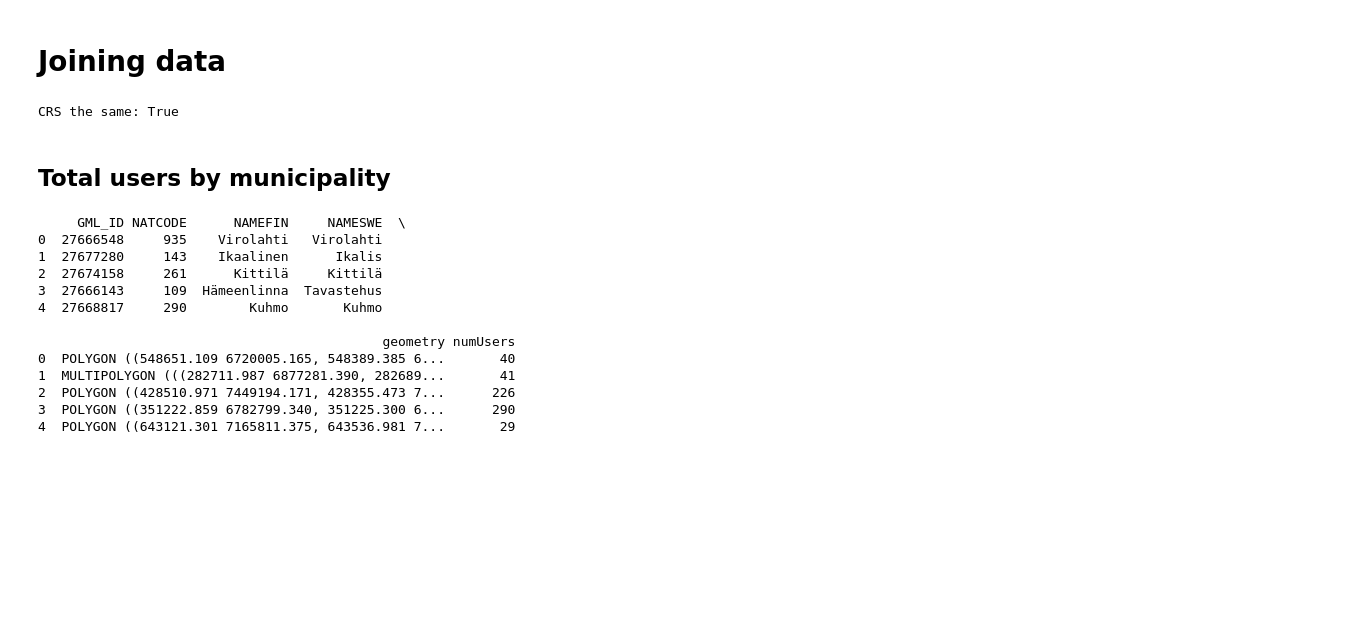
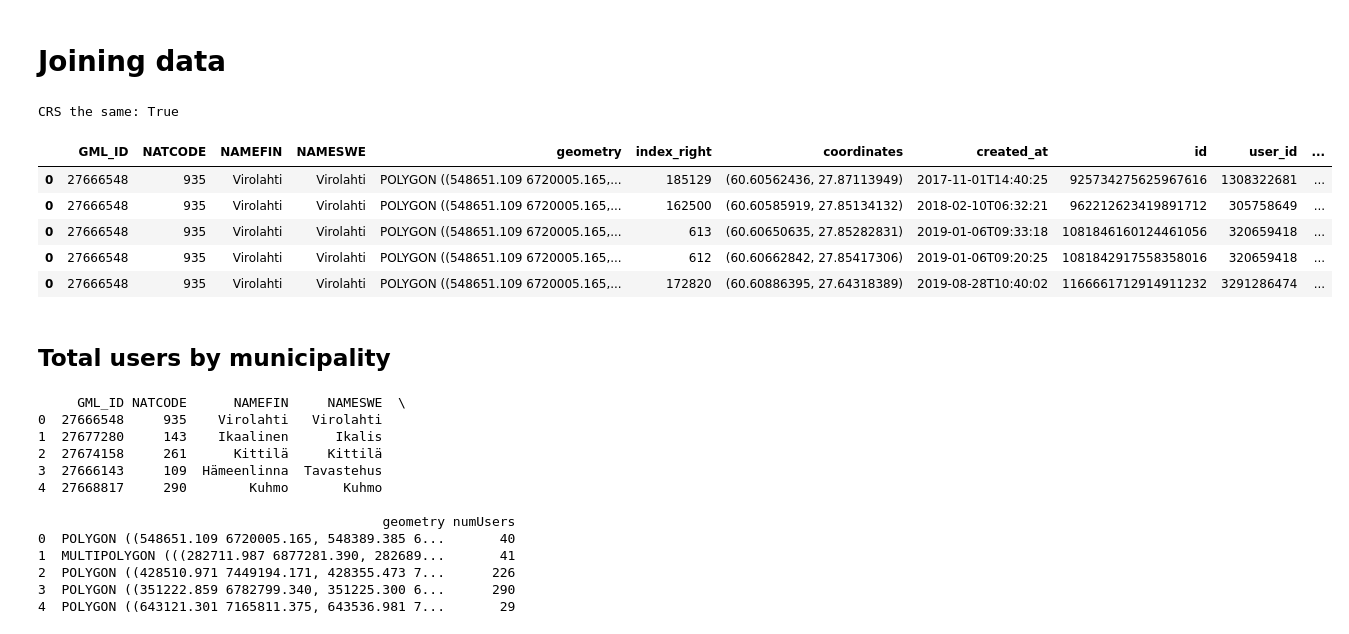
Before and after one commit to haavardaagesen/GEOG-G303-Group-5, a Jupyter notebook: Twitter_Tourism.ipynb, the cells around one changed output. Saved outputs shown, nothing was run; the diff lists cells and outputs as text; code cells hidden in the pictures; blank space fills up the shorter version.

```diff
--- a/Twitter_Tourism.ipynb
+++ b/Twitter_Tourism.ipynb
@@ -201,6 +232,15 @@ print(f'CRS the same: {subset.crs == finland.crs}')
 merged = gpd.sjoin(finland, subset, how='inner', op='contains')
 # %% [output]
 CRS the same: True
+# %%
+merged.head()
+# %% [output]
+|  | GML_ID | NATCODE | NAMEFIN | NAMESWE | geometry | index_right | coordinates | created_at | id | user_id | ... |
+| 0 | 27666548 | 935 | Virolahti | Virolahti | POLYGON ((548651.109 6720005.165,... | 185129 | (60.60562436, 27.87113949) | 2017-11-01T14:40:25 | 925734275625967616 | 1308322681 | ... |
+| 0 | 27666548 | 935 | Virolahti | Virolahti | POLYGON ((548651.109 6720005.165,... | 162500 | (60.60585919, 27.85134132) | 2018-02-10T06:32:21 | 962212623419891712 | 305758649 | ... |
+| 0 | 27666548 | 935 | Virolahti | Virolahti | POLYGON ((548651.109 6720005.165,... | 613 | (60.60650635, 27.85282831) | 2019-01-06T09:33:18 | 1081846160124461056 | 320659418 | ... |
+| 0 | 27666548 | 935 | Virolahti | Virolahti | POLYGON ((548651.109 6720005.165,... | 612 | (60.60662842, 27.85417306) | 2019-01-06T09:20:25 | 1081842917558358016 | 320659418 | ... |
+| 0 | 27666548 | 935 | Virolahti | Virolahti | POLYGON ((548651.109 6720005.165,... | 172820 | (60.60886395, 27.64318389) | 2019-08-28T10:40:02 | 1166661712914911232 | 3291286474 | ... |
 # %%
 # Group by name of municipality
 grouped = merged.groupby('NAMEFIN')
```
Also changed, not shown: parts of 16 cells of this notebook, 1 other file.
